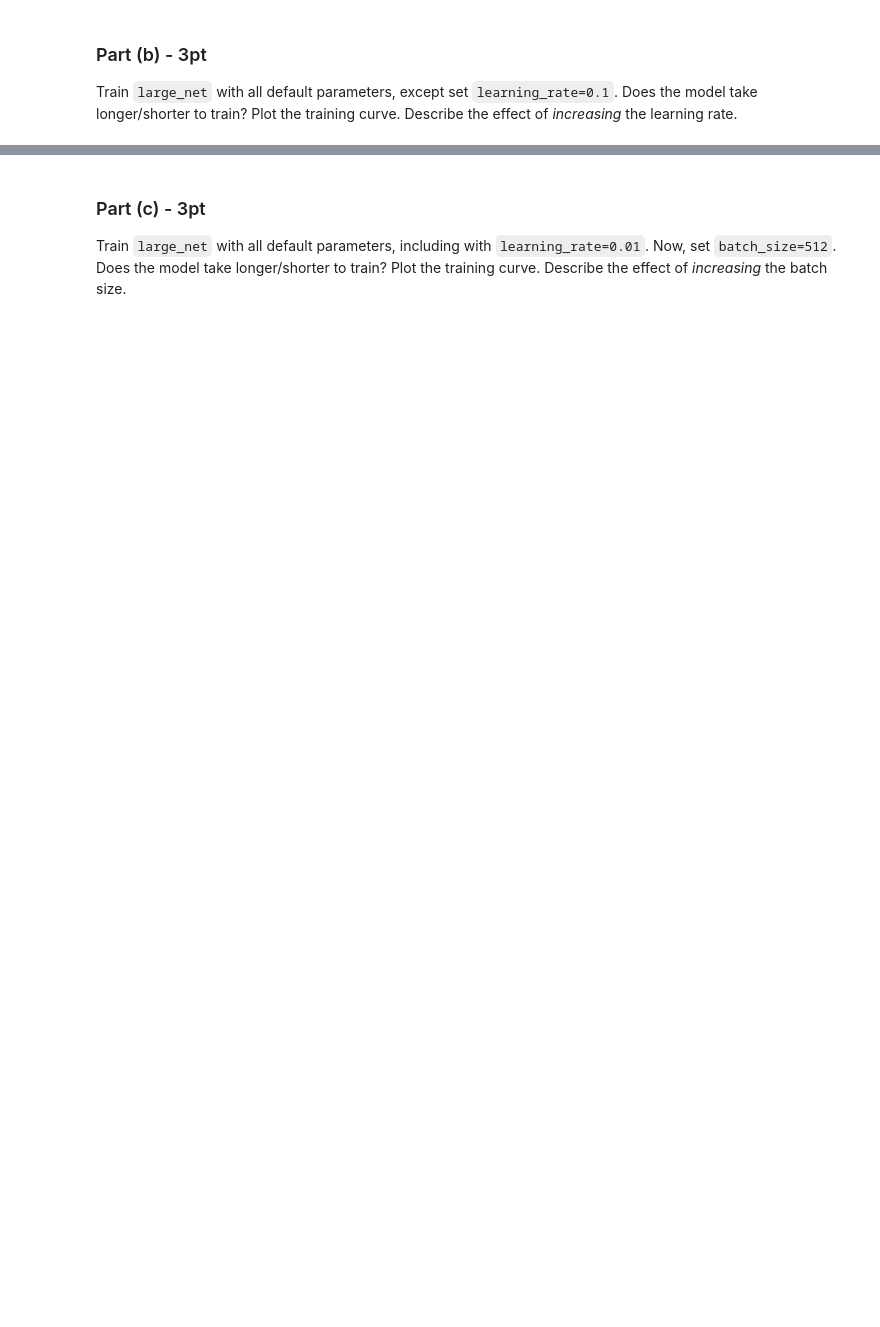
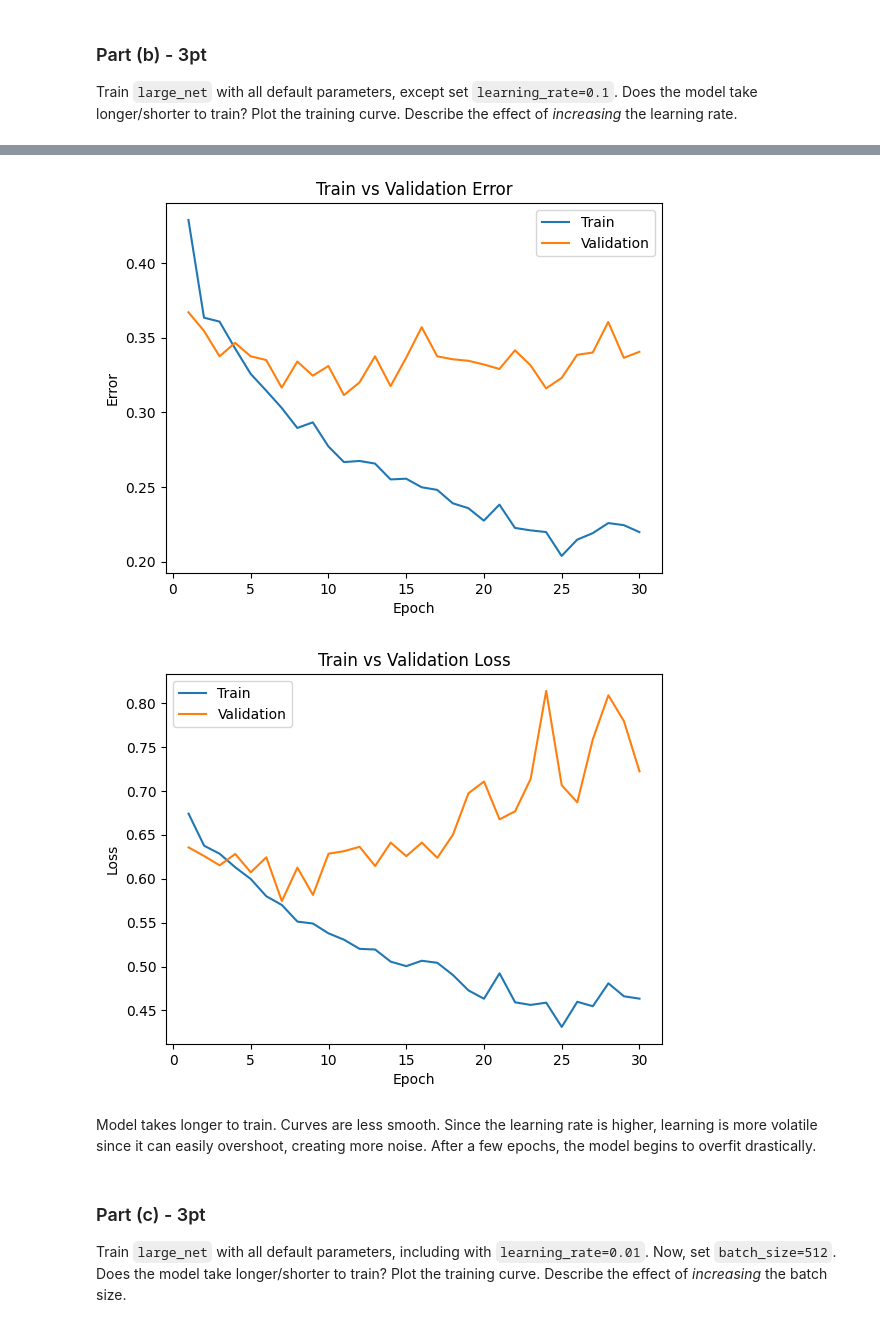
Before and after one commit to Ibrahim925/aps360-labs, a Jupyter notebook: Lab2_Cats_vs_Dogs.ipynb, the cells around one changed output, grey strips where cells are left out. Cells and saved outputs as stored; diff of their text form; code cells hidden in the pictures; blank space fills up the shorter version.

```diff
--- a/Lab2_Cats_vs_Dogs.ipynb
+++ b/Lab2_Cats_vs_Dogs.ipynb
@@ -492,3 +652,12 @@ Plot the training curve. Describe the effect of *increasing* the learning rate.
+# %%
+large_path = get_model_name("large", batch_size=64, learning_rate=0.1, epoch=29)
+
+plot_training_curve(large_path)
+# %% [output]
+[figure, added]
+[figure, added]
+# %% [markdown]
+Model takes longer to train. Curves are less smooth. Since the learning rate is higher, learning is more volatile since it can easily overshoot, creating more noise. After a few epochs, the model begins to overfit drastically.
 # %% [markdown]
 ### Part (c) - 3pt
 
```
Also changed, not shown: parts of 41 cells of this notebook.
